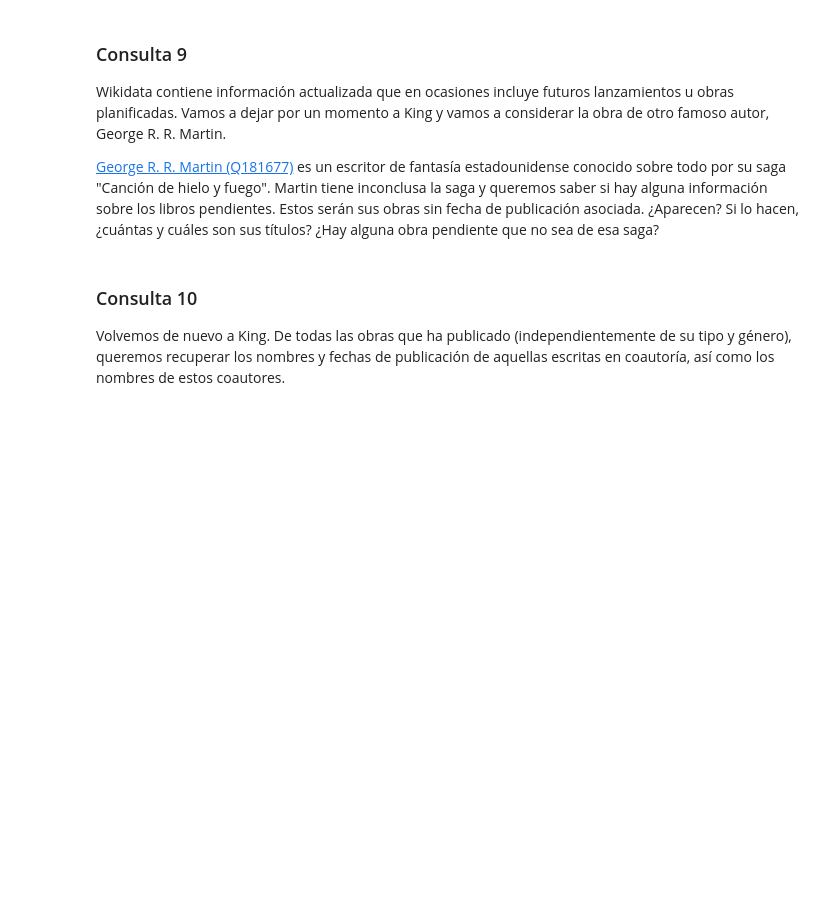
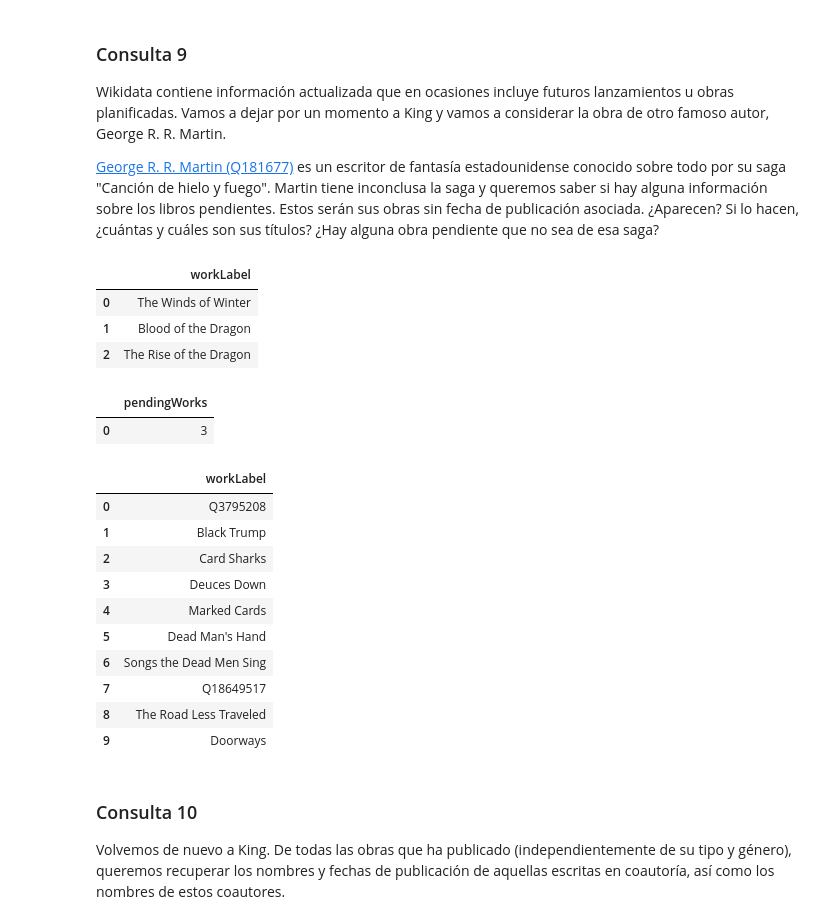
Before and after one commit to ZTH7/AI2, a Jupyter notebook: P1/P1_sparql_enunciado-2024.ipynb, the cells around one changed output. Drawn from its saved outputs; the diff is of its cells as text; code cells hidden in the pictures; blank space fills up the shorter version.

```diff
--- a/P1/P1_sparql_enunciado-2024.ipynb
+++ b/P1/P1_sparql_enunciado-2024.ipynb
@@ -278,6 +278,76 @@ ORDER BY ?publicationDate
 Wikidata contiene información actualizada que en ocasiones incluye futuros lanzamientos u obras planificadas. Vamos a dejar por un momento a King y vamos a considerar la obra de otro famoso autor, George R. R. Martin.
 
 [George R. R. Martin (Q181677)](https://www.wikidata.org/wiki/Q181677) es un escritor de fantasía estadounidense conocido sobre todo por su saga "Canción de hielo y fuego". Martin tiene inconclusa la saga y queremos saber si hay alguna información sobre los libros pendientes. Estos serán sus obras sin fecha de publicación asociada. ¿Aparecen? Si lo hacen, ¿cuántas y cuáles son sus títulos? ¿Hay alguna obra pendiente que no sea de esa saga?
+# %%
+%%wdsparql
+
+# Seleccionamos las obras de George R. R. Martin que no tienen fecha de publicación pertenecientes a la saga
+
+SELECT ?workLabel
+WHERE
+{
+  ?work wdt:P50 wd:Q181677 .  # author
+  ?work wdt:P179 wd:Q45875 .  # pertenece a la saga "Cancion de hielo y fuego"
+
+  OPTIONAL { ?work wdt:P577 ?publicationDate. }
+
+   FILTER(!BOUND(?publicationDate)).
+
+  SERVICE wikibase:label { bd:serviceParam wikibase:language "en". }
+}
+# %% [output]
+|  | workLabel |
+| 0 | The Winds of Winter |
+| 1 | Blood of the Dragon |
+| 2 | The Rise of the Dragon |
+# %%
+%%wdsparql
+
+# Seleccionamos el numero de obras de George R. R. Martin que no tienen fecha de publicación pertenecientes a la saga
+SELECT (COUNT(?work) AS ?pendingWorks)
+WHERE
+{
+  ?work wdt:P50 wd:Q181677 .  # author
+  ?work wdt:P179 wd:Q45875 .  # pertenece a la saga "Cancion de hielo y fuego"
+
+  OPTIONAL { ?work wdt:P577 ?publicationDate. }
+
+   FILTER(!BOUND(?publicationDate)).
+
+  SERVICE wikibase:label { bd:serviceParam wikibase:language "en". }
+}
+# %% [output]
+|  | pendingWorks |
+| 0 | 3 |
+# %%
+%%wdsparql
+
+# Seleccionamos el numero de obras de George R. R. Martin que no tienen fecha de publicación y no pertenecientes a la saga
+SELECT ?workLabel
+WHERE
+{
+  ?work wdt:P50 wd:Q181677 .  # author
+
+  OPTIONAL { ?work wdt:P577 ?publicationDate. }
+
+  FILTER(!BOUND(?publicationDate)).
+
+  MINUS {?work wdt:P179 wd:Q45875.}  # pertenece a la saga "Cancion de hielo y fuego"
+
+  SERVICE wikibase:label { bd:serviceParam wikibase:language "en". }
+}
+# %% [output]
+|  | workLabel |
+| 0 | Q3795208 |
+| 1 | Black Trump |
+| 2 | Card Sharks |
+| 3 | Deuces Down |
+| 4 | Marked Cards |
+| 5 | Dead Man's Hand |
+| 6 | Songs the Dead Men Sing |
+| 7 | Q18649517 |
+| 8 | The Road Less Traveled |
+| 9 | Doorways |
 # %% [markdown]
 ### Consulta 10
 
```
Also changed, not shown: parts of 4 cells of this notebook.
